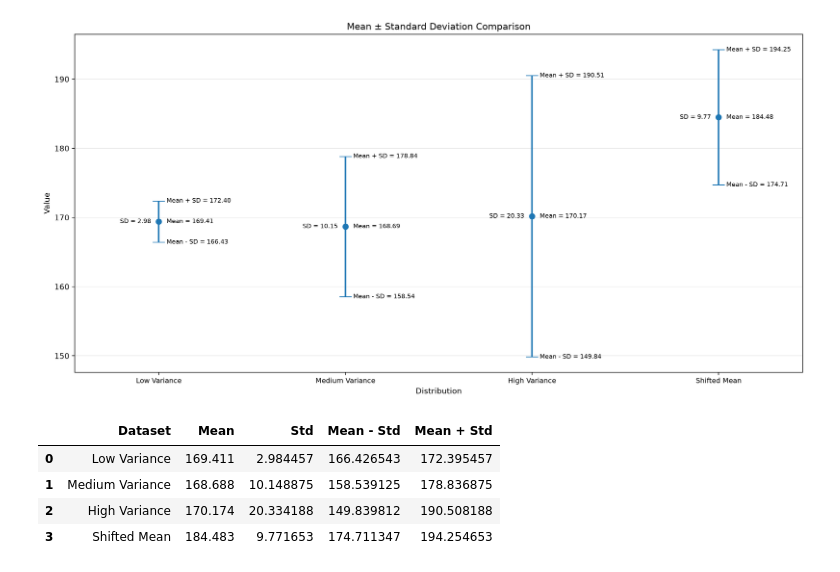
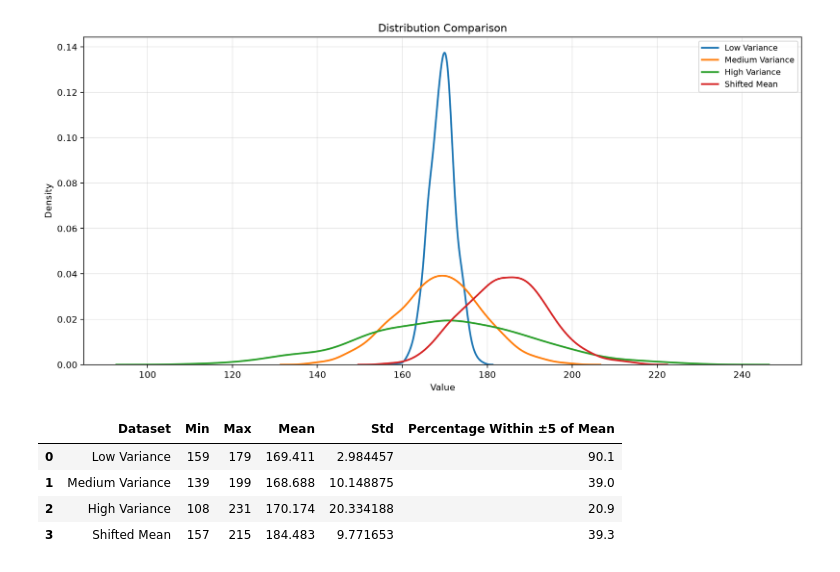
Before and after one commit to ArashTaghavi/datalab, a Jupyter notebook: notebooks/numeric/01-normal/notebook.ipynb, the cells around one changed output. Saved outputs shown, nothing was run; the diff lists cells and outputs as text; code cells hidden in the pictures.

```diff
--- a/notebooks/numeric/01-normal/notebook.ipynb
+++ b/notebooks/numeric/01-normal/notebook.ipynb
@@ -3,7 +3,14 @@ from datalab.numerical import NumericalContinuous
 # %%
 run = NumericalContinuous()
 # %%
-# run.distribution()
+run.distribution()
+# %% [output]
+[figure, added]
+|  | Dataset | Min | Max | Mean | Std | Percentage Within ±5 of Mean |
+| 0 | Low Variance | 159 | 179 | 169.411 | 2.984457 | 90.1 |
+| 1 | Medium Variance | 139 | 199 | 168.688 | 10.148875 | 39.0 |
+| 2 | High Variance | 108 | 231 | 170.174 | 20.334188 | 20.9 |
+| 3 | Shifted Mean | 157 | 215 | 184.483 | 9.771653 | 39.3 |
 # %%
 # run.box_plot()
 # %%
@@ -13,11 +20,4 @@ run = NumericalContinuous()
 # %%
 # run.qq_plot()
 # %%
-run.mean_std_plot()
+# run.mean_std_plot()
-# %% [output]
-[figure, removed]
-|  | Dataset | Mean | Std | Mean - Std | Mean + Std |
-| 0 | Low Variance | 169.411 | 2.984457 | 166.426543 | 172.395457 |
-| 1 | Medium Variance | 168.688 | 10.148875 | 158.539125 | 178.836875 |
-| 2 | High Variance | 170.174 | 20.334188 | 149.839812 | 190.508188 |
-| 3 | Shifted Mean | 184.483 | 9.771653 | 174.711347 | 194.254653 |
```
Also changed, not shown: 6 other files.
